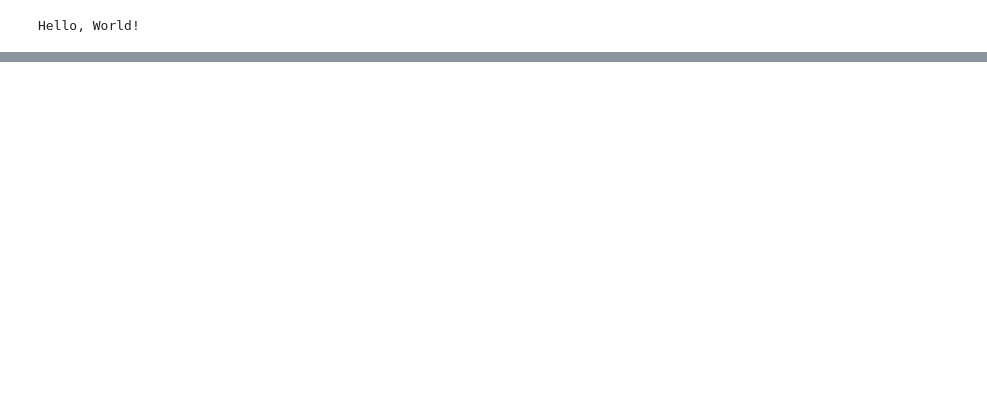
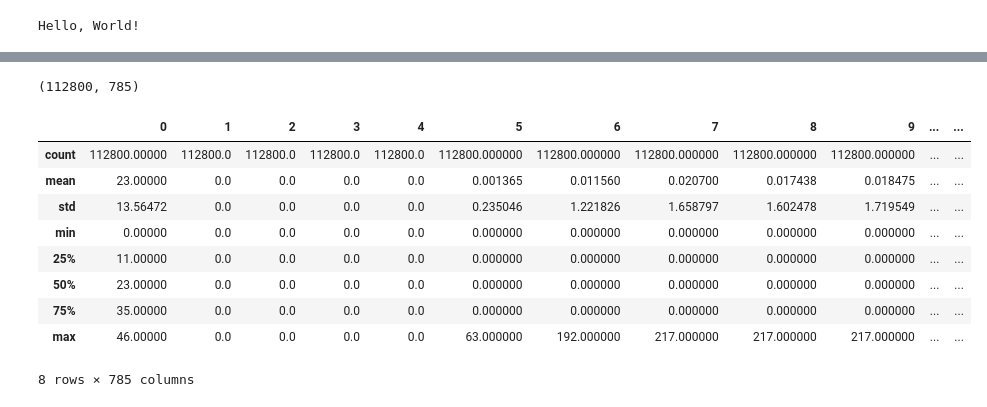
Before and after one commit to VuVietDuy/HandWritingRecognition, a Jupyter notebook: main.ipynb, the cells around one changed output, grey strips where cells are left out. Saved outputs shown, nothing was run; the diff lists cells and outputs as text; code cells hidden in the pictures; blank space fills up the shorter version.

```diff
--- a/main.ipynb
+++ b/main.ipynb
@@ -15,0 +50,17 @@ Path to dataset files: C:\Users\Admin\.cache\kagglehub\datasets\crawford\emnist\
+# %%
+train_df.shape
+# %% [output]
+(112800, 785)
+# %%
+train_df.describe()
+# %% [output]
+|  | 0 | 1 | 2 | 3 | 4 | 5 | 6 | 7 | 8 | 9 | ... | ... |
+| count | 112800.00000 | 112800.0 | 112800.0 | 112800.0 | 112800.0 | 112800.000000 | 112800.000000 | 112800.000000 | 112800.000000 | 112800.000000 | ... | ... |
+| mean | 23.00000 | 0.0 | 0.0 | 0.0 | 0.0 | 0.001365 | 0.011560 | 0.020700 | 0.017438 | 0.018475 | ... | ... |
+| std | 13.56472 | 0.0 | 0.0 | 0.0 | 0.0 | 0.235046 | 1.221826 | 1.658797 | 1.602478 | 1.719549 | ... | ... |
+| min | 0.00000 | 0.0 | 0.0 | 0.0 | 0.0 | 0.000000 | 0.000000 | 0.000000 | 0.000000 | 0.000000 | ... | ... |
+| 25% | 11.00000 | 0.0 | 0.0 | 0.0 | 0.0 | 0.000000 | 0.000000 | 0.000000 | 0.000000 | 0.000000 | ... | ... |
+| 50% | 23.00000 | 0.0 | 0.0 | 0.0 | 0.0 | 0.000000 | 0.000000 | 0.000000 | 0.000000 | 0.000000 | ... | ... |
+| 75% | 35.00000 | 0.0 | 0.0 | 0.0 | 0.0 | 0.000000 | 0.000000 | 0.000000 | 0.000000 | 0.000000 | ... | ... |
+| max | 46.00000 | 0.0 | 0.0 | 0.0 | 0.0 | 63.000000 | 192.000000 | 217.000000 | 217.000000 | 217.000000 | ... | ... |
+8 rows × 785 columns
```
Also changed, not shown: parts of 15 cells of this notebook, 2 other files.
